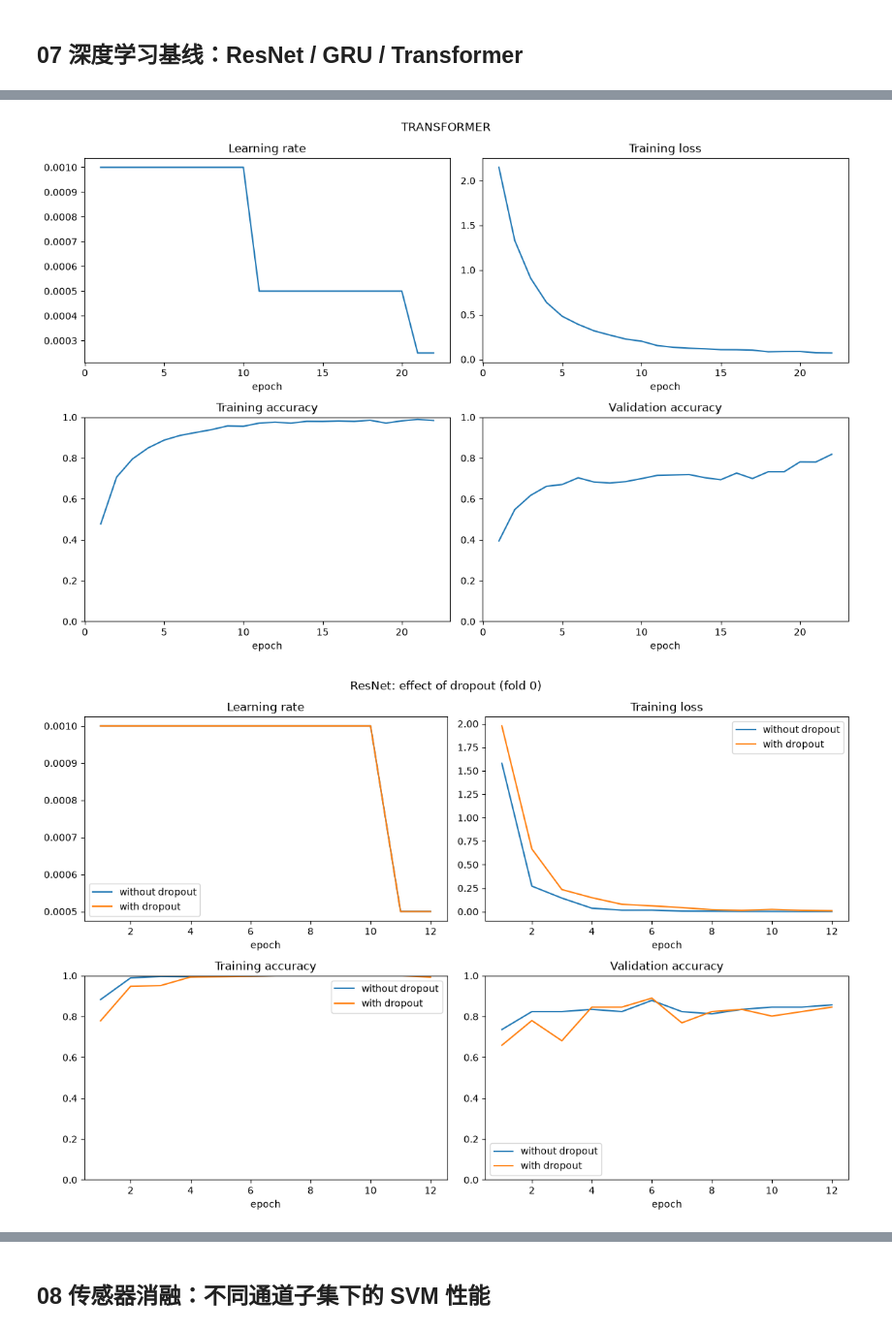
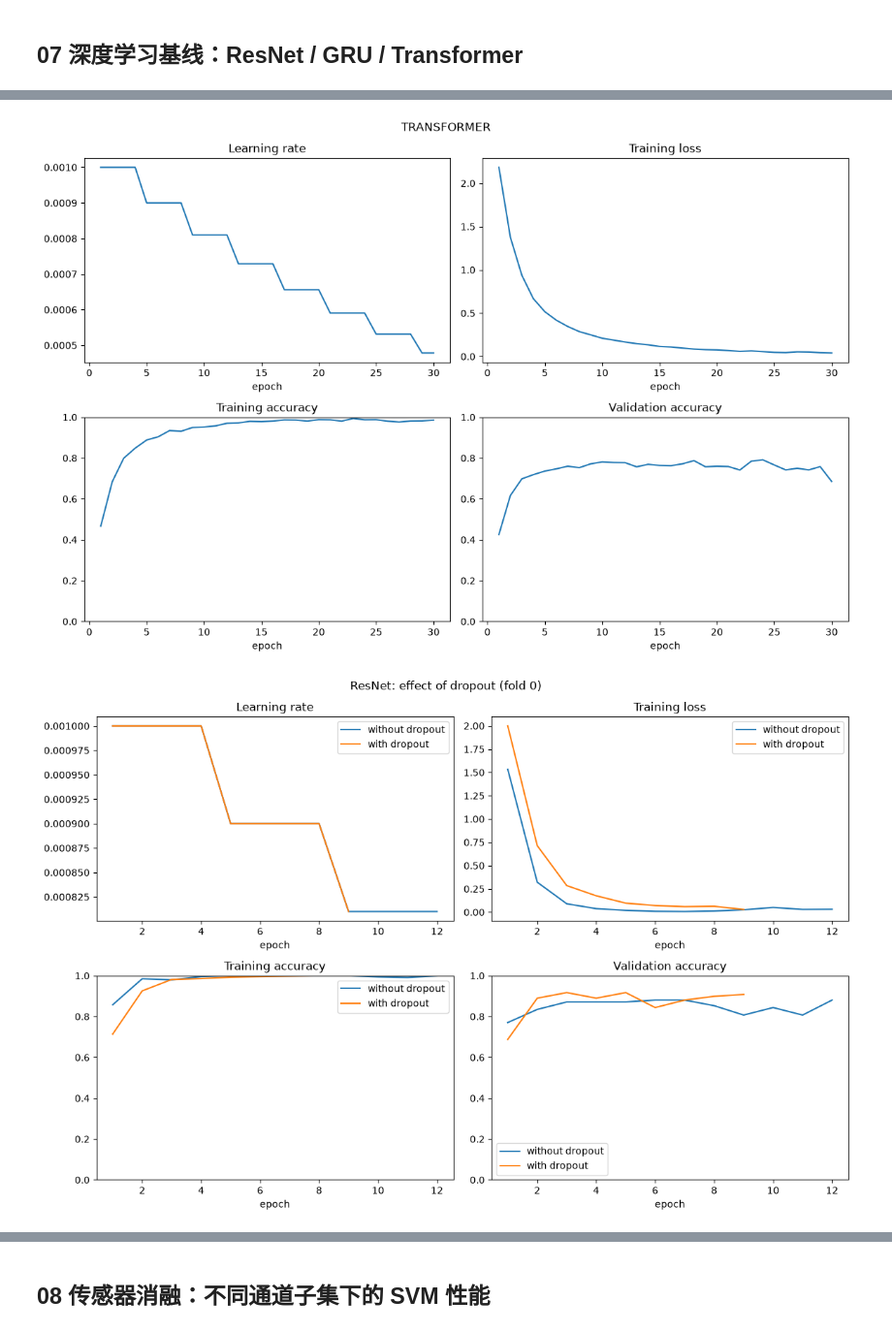
Before and after one commit to hujiao781-commits/taekwondo-accelerometer-dataset, a Jupyter notebook: code/taekwondo_recognition.ipynb, the cells around one changed output, grey strips where cells are left out. Shown at 97% size. Drawn from its saved outputs; the diff is of its cells as text; code cells hidden in the pictures.

```diff
--- a/code/taekwondo_recognition.ipynb
+++ b/code/taekwondo_recognition.ipynb
@@ -88,10 +86,10 @@ def parse_id(id_str):
 
 def load_dataset(root=DATA_ROOT):
     files = {
-        "kick": (root / "data_kick_technique.csv",
-                 root / "label_kick_technique.csv"),
-        "punch": (root / "data_punch_technique.csv",
-                  root / "label_punch_technique.csv"),
+        "kick": (root / "kick technique" / "data_kick_technique.xlsx",
+                 root / "kick technique" / "label_kick technique.xlsx"),
+        "punch": (root / "punch technique" / "data_punch technique.xlsx",
+                  root / "punch technique" / "label_punch_technique.xlsx"),
     }
     parts = []
     for region, (data_path, label_path) in files.items():
@@ -104,9 +102,12 @@ def load_dataset(root=DATA_ROOT):
         action_raw = parsed.map(lambda t: t[0])
         subject = parsed.map(lambda t: t[1])
         trial = parsed.map(lambda t: int(t[2]))
-        action = action_raw.map(lambda a: KICK2EN.get(a, a)) if region == "kick" else action_raw
+        action = action_raw.map(KICK2EN) if region == "kick" else action_raw
+        sid = subject.astype(int)
+        person_id = (sid + 1) if region == "punch" else sid  # punch_0..14 = kick_1..15
         df = data.copy()
         df["subject_key"] = region + "_" + subject
+        df["person_id"] = person_id
         df["subject_id"] = subject
         df["region"] = region
         df["action"] = action
@@ -114,7 +115,7 @@ def load_dataset(root=DATA_ROOT):
         df["time"] = pd.to_numeric(df["time"]).astype(int)
         for c in CHANNELS:
             df[c] = pd.to_numeric(df[c], errors="coerce")
-        parts.append(df[["id", "subject_key", "subject_id", "region", "action", "trial", "time"] + CHANNELS])
+        parts.append(df[["id", "subject_key", "person_id", "subject_id", "region", "action", "trial", "time"] + CHANNELS])
     merged = pd.concat(parts, ignore_index=True)
     assert merged["action"].isin(CLASSES).all(), "存在未映射到 16 类的动作"
     return merged
@@ -127,7 +128,7 @@ def to_windows(df, channels=CHANNELS):
     X = arr.reshape(n, 120, len(channels)).transpose(0, 2, 1)
     first = df.drop_duplicates("id")
     y = np.array([CLASS2IDX[a] for a in first["action"]], dtype=np.int64)
-    meta = first[["id", "subject_key", "region", "action", "trial"]].reset_index(drop=True)
+    meta = first[["id", "subject_key", "person_id", "region", "action", "trial"]].reset_index(drop=True)
     return X, y, meta
 
 
@@ -548,14 +531,14 @@ from pathlib import Path
 import random
 
 # ===================== 【全局超参数】 =====================
-CLASSES = list(range(16))
+# CLASSES 已在 Setup 定义（16 类英文名）
 DL_HIDDEN = 64
 DL_EPOCHS = 30
 DL_BATCH_SIZE = 32
 DL_LR = 1e-3
 DL_WEIGHT_DECAY = 1e-4
-DL_LR_STEP = 10
-DL_LR_GAMMA = 0.5
+DL_LR_STEP = 4
+DL_LR_GAMMA = 0.9
 DL_DROPOUT = 0.3
 RESULTS_DIR = Path("./results")
 RESULTS_DIR.mkdir(exist_ok=True)
@@ -680,8 +663,8 @@ def predict(model, X, batch_size=DL_BATCH_SIZE, device="cpu"):
 
 def dl_metrics(y_true, y_pred):
     return {
-        "precision": precision_score(y_true, y_pred, average="weighted", zero_division=0),
-        "recall": recall_score(y_true, y_pred, average="weighted", zero_division=0),
+        "precision": precision_score(y_true, y_pred, average="macro", zero_division=0),
+        "recall": recall_score(y_true, y_pred, average="macro", zero_division=0),
         "f1": f1_score(y_true, y_pred, average="macro", zero_division=0),
         "weighted_f1": f1_score(y_true, y_pred, average="weighted", zero_division=0),
         "accuracy": accuracy_score(y_true, y_pred),
@@ -755,8 +738,8 @@ def run_dl(model_name, X, y, meta, splits, epochs=DL_EPOCHS, batch_size=DL_BATCH
     set_seed(seed)
     fold_rows, yt_all, yp_all, histories = [], [], [], []
     for sp in splits:
-        tr = meta["subject_key"].isin(sp["train"]).to_numpy()
-        te = meta["subject_key"].isin(sp["test"]).to_numpy()
+        tr = meta["person_id"].isin(sp["train"]).to_numpy()
+        te = meta["person_id"].isin(sp["test"]).to_numpy()
         Xtr, Xte = standardize(X[tr], X[te])
         history, pred = train_fold(build_dl_model(model_name, hidden=hidden, dropout=dropout),
                                    Xtr, y[tr], Xte, y[te], epochs=epochs, batch_size=batch_size,
@@ -796,8 +779,8 @@ for m in ["resnet", "gru", "transformer"]:
 
 # dropout消融实验（仅fold0，定性分析）
 sp0 = splits[0]
-tr0 = meta["subject_key"].isin(sp0["train"]).to_numpy()
-te0 = meta["subject_key"].isin(sp0["test"]).to_numpy()
+tr0 = meta["person_id"].isin(sp0["train"]).to_numpy()
+te0 = meta["person_id"].isin(sp0["test"]).to_numpy()
 Xtr0, Xte0 = standardize(X[tr0], X[te0])
 drop_hists = {}
 for lbl, drop in [("without dropout", 0.0), ("with dropout", DL_DROPOUT)]:
@@ -830,10 +813,10 @@ for m_name in ["resnet","gru","transformer"]:
         "model": m_name,
         "accuracy_mean": stat.loc["mean","accuracy"],
         "accuracy_std": stat.loc["std","accuracy"],
-        "wp_mean": stat.loc["mean","precision"],
-        "wp_std": stat.loc["std","precision"],
-        "wr_mean": stat.loc["mean","recall"],
-        "wr_std": stat.loc["std","recall"],
+        "mp_mean": stat.loc["mean","precision"],
+        "mp_std": stat.loc["std","precision"],
+        "mr_mean": stat.loc["mean","recall"],
+        "mr_std": stat.loc["std","recall"],
         "wf1_mean": stat.loc["mean","weighted_f1"],
         "wf1_std": stat.loc["std","weighted_f1"],
         "mf1_mean": stat.loc["mean","f1"],
@@ -863,2 +846,2 @@ transformer: precision=0.7510 recall=0.7497 f1=0.7472 weighted_f1=0.7474 accurac
-[figure, old version]
+[figure, new version]
-[figure, old version]
+[figure, new version]
```
Also changed, not shown: parts of 10 cells of this notebook.
